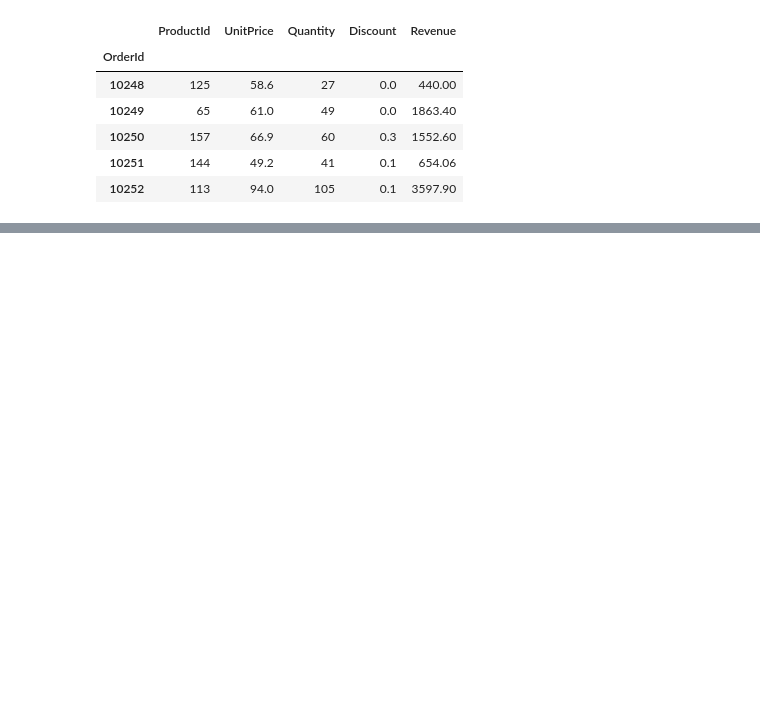
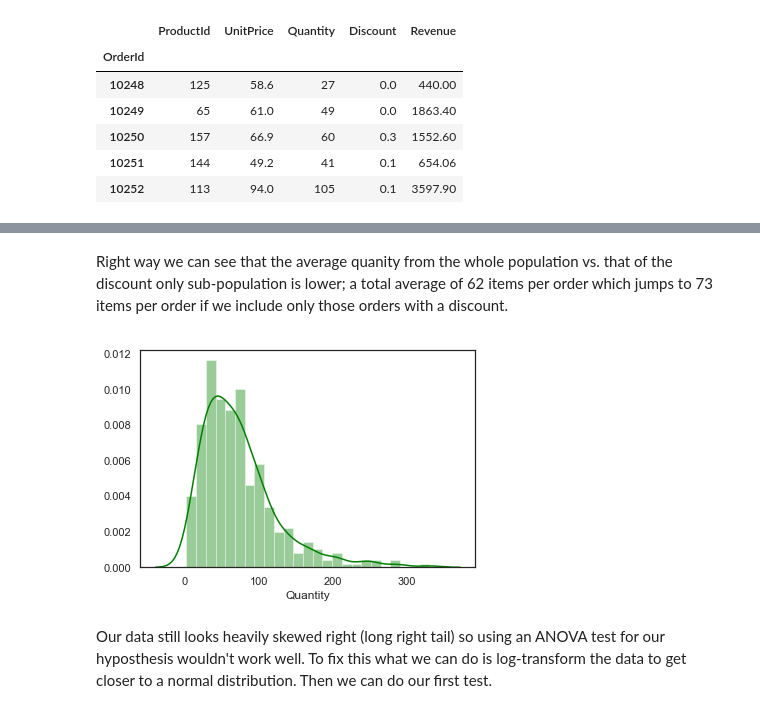
Before and after one commit to MissAle17/dsc-2-final-project-online-ds-sp-000, a Jupyter notebook: Mod2_Project_v2.ipynb, the cells around one changed output, grey strips where cells are left out. Saved outputs shown, nothing was run; the diff lists cells and outputs as text; code cells hidden in the pictures; blank space fills up the shorter version.

```diff
--- a/Mod2_Project_v2.ipynb
+++ b/Mod2_Project_v2.ipynb
@@ -100,0 +126,6 @@ df1.head()
+# %%
+#making a dataframe copy and then slicing only the part of the database where a discount was applied (i.e. Discount>0)
+disc_df1 = df1.copy()
+
+disc_df1 = disc_df1.loc[disc_df1['Discount'] > 0]
+disc_df1.head()
@@ -100,0 +153,9 @@ df1.head()
+# %% [markdown]
+Right way we can see that the average quanity from the whole population vs. that of the discount only sub-population is lower; a total average of 62 items per order which jumps to 73 items per order if we include only those orders with a discount.
+# %%
+#looking at the new plot - this is for infromation gathering, we will be operating on our original dataframe
+ax2 = sns.distplot(disc_df1.Quantity, bins=25, hist=True, color = 'green')
+# %% [output]
+[figure, added]
+# %% [markdown]
+Our data still looks heavily skewed right (long right tail) so using an ANOVA test for our hyposthesis wouldn't work well.  To fix this what we can do is log-transform the data to get closer to a normal distribution.  Then we can do our first test.
```
Also changed, not shown: parts of 6 cells of this notebook.
